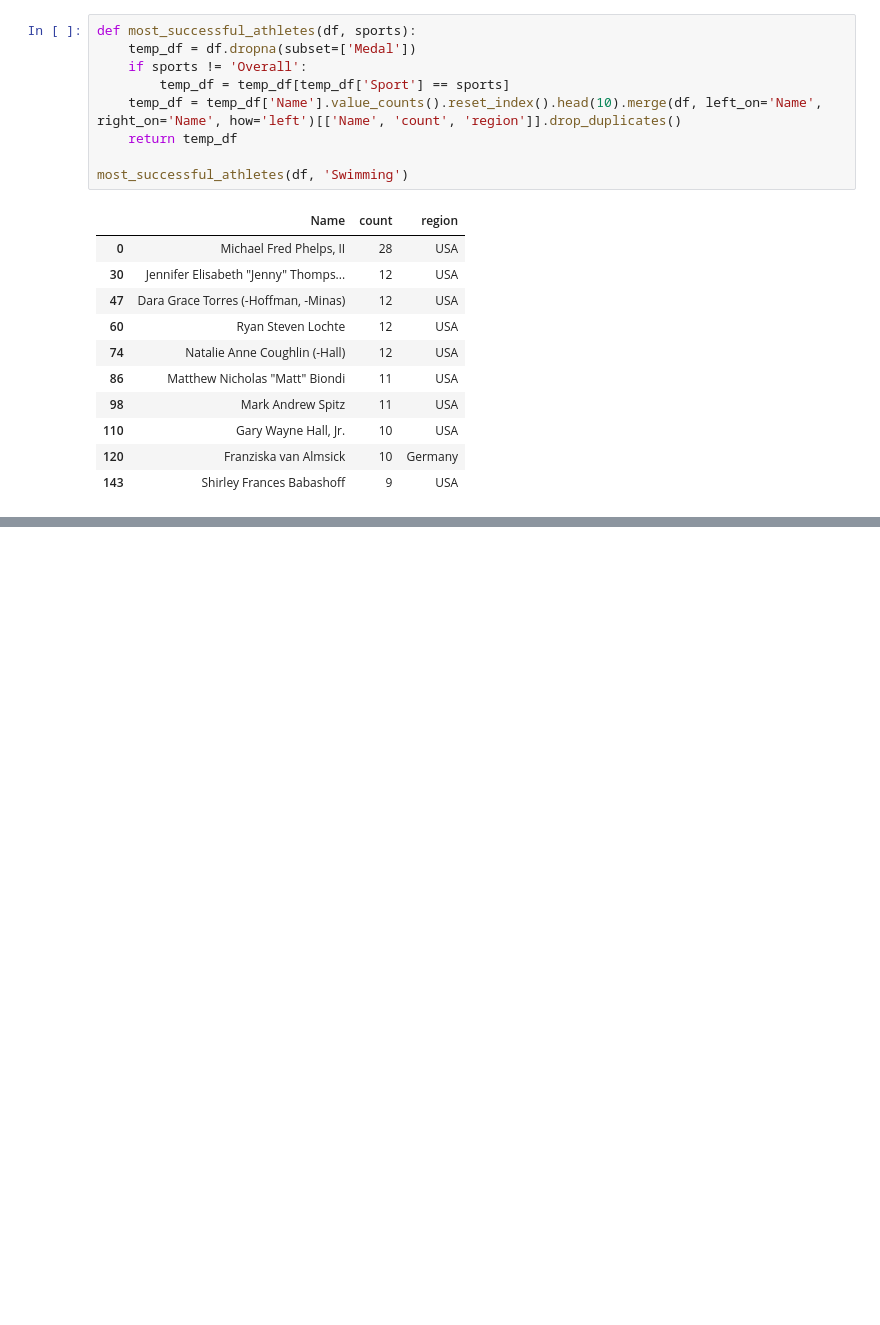
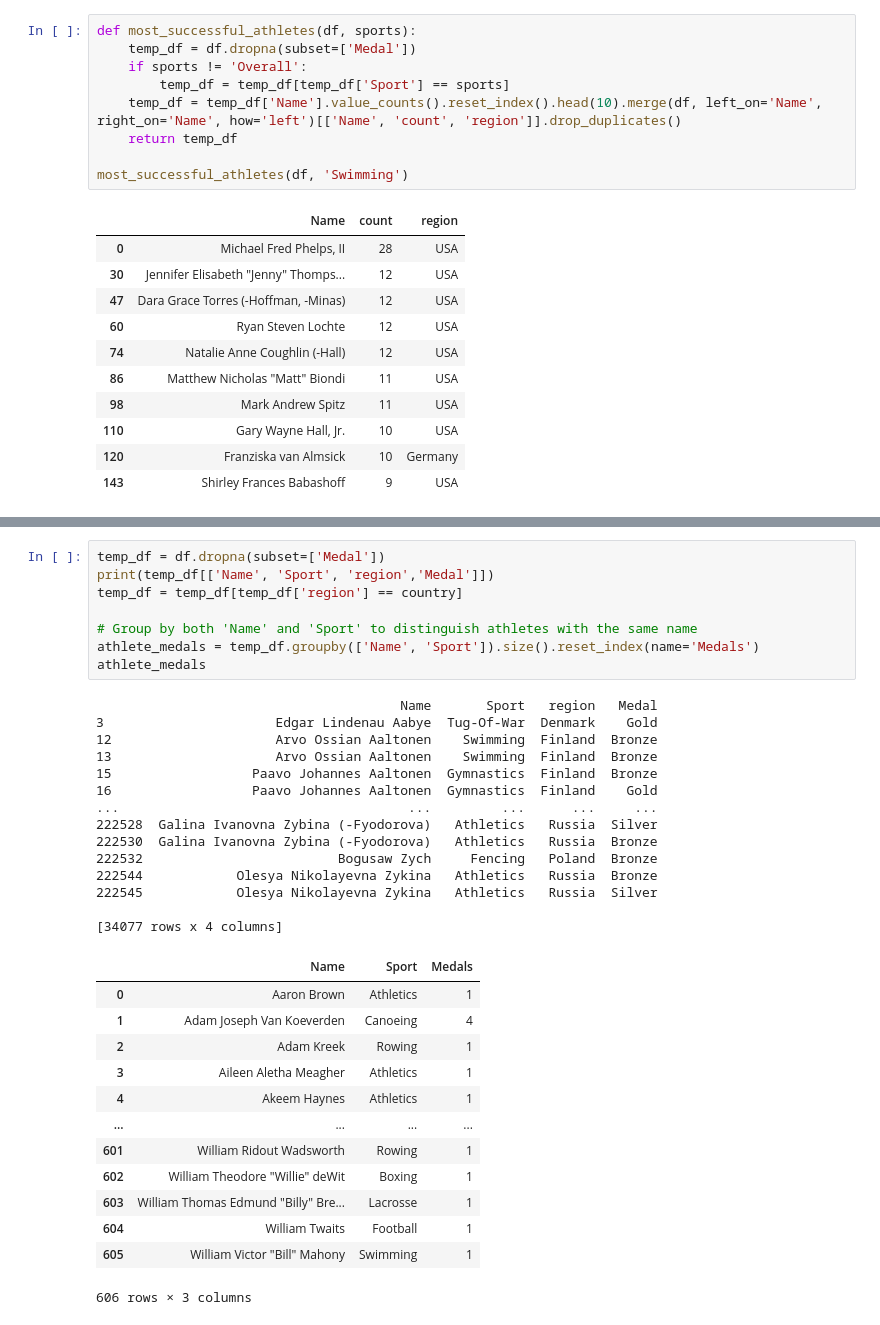
Before and after one commit to ANAS-TAAHIR/Olympics_Analysis_Project, a Jupyter notebook: olympic_analysis.ipynb, the cells around one changed output, grey strips where cells are left out. Cells and saved outputs as stored; diff of their text form; blank space fills up the shorter version.

```diff
--- a/olympic_analysis.ipynb
+++ b/olympic_analysis.ipynb
@@ -255,0 +285,36 @@ most_successful_athletes(df, 'Swimming')
+# %%
+temp_df = df.dropna(subset=['Medal'])
+print(temp_df[['Name', 'Sport', 'region','Medal']])
+temp_df = temp_df[temp_df['region'] == country]
+
+# Group by both 'Name' and 'Sport' to distinguish athletes with the same name
+athlete_medals = temp_df.groupby(['Name', 'Sport']).size().reset_index(name='Medals')
+athlete_medals
+# %% [output]
+                                       Name       Sport   region   Medal
+3                      Edgar Lindenau Aabye  Tug-Of-War  Denmark    Gold
+12                     Arvo Ossian Aaltonen    Swimming  Finland  Bronze
+13                     Arvo Ossian Aaltonen    Swimming  Finland  Bronze
+15                  Paavo Johannes Aaltonen  Gymnastics  Finland  Bronze
+16                  Paavo Johannes Aaltonen  Gymnastics  Finland    Gold
+...                                     ...         ...      ...     ...
+222528  Galina Ivanovna Zybina (-Fyodorova)   Athletics   Russia  Silver
+222530  Galina Ivanovna Zybina (-Fyodorova)   Athletics   Russia  Bronze
+222532                         Bogusaw Zych     Fencing   Poland  Bronze
+222544            Olesya Nikolayevna Zykina   Athletics   Russia  Bronze
+222545            Olesya Nikolayevna Zykina   Athletics   Russia  Silver
+
+[34077 rows x 4 columns]
+|  | Name | Sport | Medals |
+| 0 | Aaron Brown | Athletics | 1 |
+| 1 | Adam Joseph Van Koeverden | Canoeing | 4 |
+| 2 | Adam Kreek | Rowing | 1 |
+| 3 | Aileen Aletha Meagher | Athletics | 1 |
+| 4 | Akeem Haynes | Athletics | 1 |
+| ... | ... | ... | ... |
+| 601 | William Ridout Wadsworth | Rowing | 1 |
+| 602 | William Theodore "Willie" deWit | Boxing | 1 |
+| 603 | William Thomas Edmund "Billy" Bre... | Lacrosse | 1 |
+| 604 | William Twaits | Football | 1 |
+| 605 | William Victor "Bill" Mahony | Swimming | 1 |
+606 rows × 3 columns
```
Also changed, not shown: parts of 5 cells of this notebook, 2 other files.
